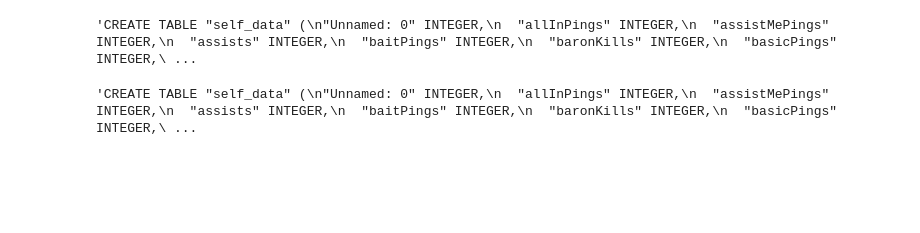
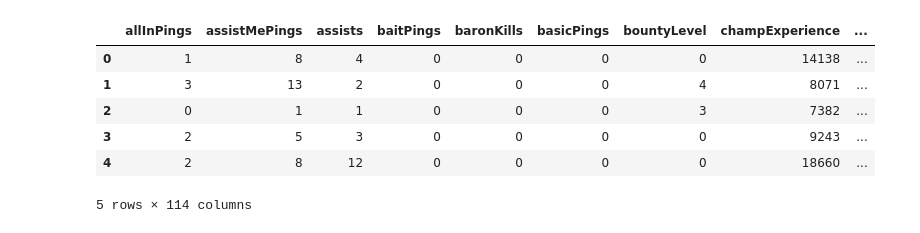
Before and after one commit to jconcha56429/League_of_Legends_analysis, a Jupyter notebook: static/lol_watcher.ipynb, the cells around one changed output. Saved outputs shown, nothing was run; the diff lists cells and outputs as text; code cells hidden in the pictures; blank space fills up the shorter version.

```diff
--- a/static/lol_watcher.ipynb
+++ b/static/lol_watcher.ipynb
@@ -109,6 +88,15 @@ pull_current_season()
 # %%
 test = pd.read_csv("current_season_first_30.csv")
-pd.io.sql.get_schema(test,"self_data")
+# pd.io.sql.get_schema(test,"self_data")
+pd.set_option('display.max_rows', None)
+test = test.drop(test.columns[0], axis=1)
+test.to_csv('current_season_first_30.csv',index=False)
+test
 # %% [output]
+|  | allInPings | assistMePings | assists | baitPings | baronKills | basicPings | bountyLevel | champExperience | ... |
+| 0 | 1 | 8 | 4 | 0 | 0 | 0 | 0 | 14138 | ... |
+| 1 | 3 | 13 | 2 | 0 | 0 | 0 | 4 | 8071 | ... |
+| 2 | 0 | 1 | 1 | 0 | 0 | 0 | 3 | 7382 | ... |
+| 3 | 2 | 5 | 3 | 0 | 0 | 0 | 0 | 9243 | ... |
+| 4 | 2 | 8 | 12 | 0 | 0 | 0 | 0 | 18660 | ... |
-'CREATE TABLE "self_data" (\n"Unnamed: 0" INTEGER,\n  "allInPings" INTEGER,\n  "assistMePings" INTEGER,\n  "assists" INTEGER,\n  "baitPings" INTEGER,\n  "baronKills" INTEGER,\n  "basicPings" INTEGER,\ ...
+5 rows × 114 columns
-'CREATE TABLE "self_data" (\n"Unnamed: 0" INTEGER,\n  "allInPings" INTEGER,\n  "assistMePings" INTEGER,\n  "assists" INTEGER,\n  "baitPings" INTEGER,\n  "baronKills" INTEGER,\n  "basicPings" INTEGER,\ ...
```
Also changed, not shown: parts of 5 cells of this notebook, 2 other files.
